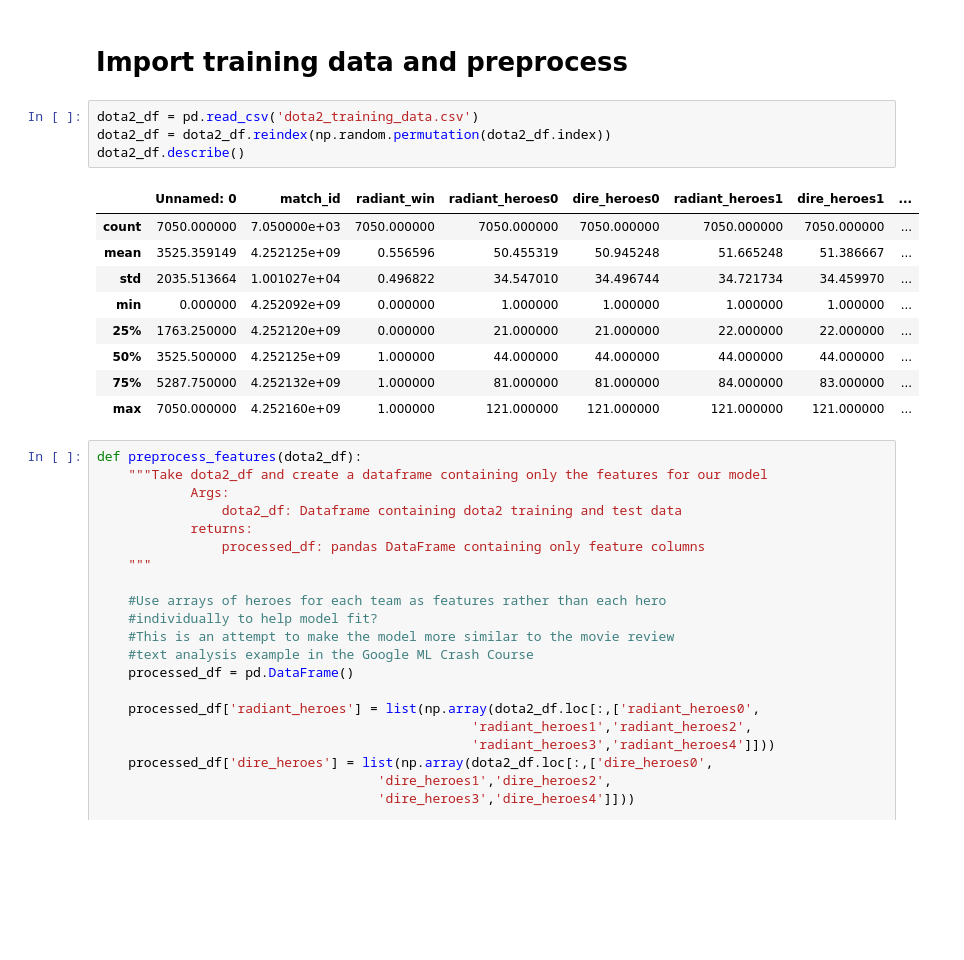
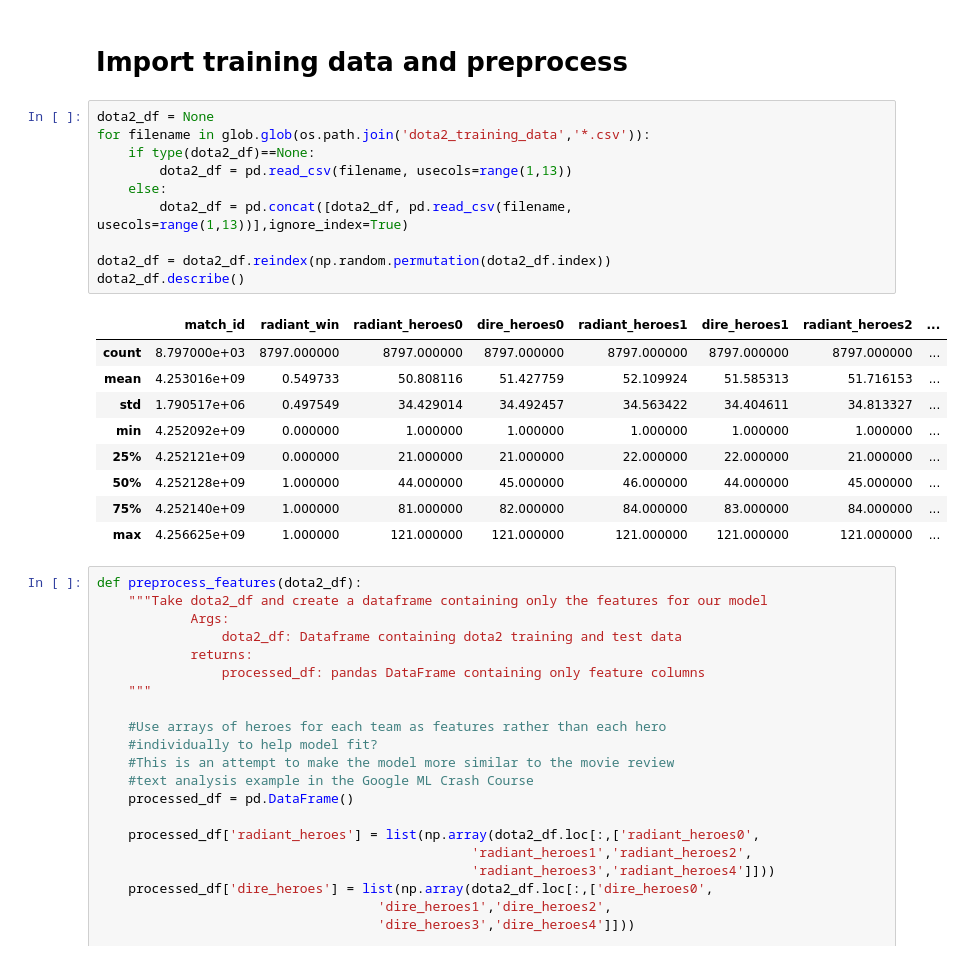
Before and after one commit to JoshEZiegler/MLProjects, a Jupyter notebook: Dota2Project/Dota2MachineLearning.ipynb, the cells around one changed output. Drawn from its saved outputs; the diff is of its cells as text; blank space fills up the shorter version.

```diff
--- a/Dota2Project/Dota2MachineLearning.ipynb
+++ b/Dota2Project/Dota2MachineLearning.ipynb
@@ -11,20 +11,26 @@ import glob
 import sys
 # %% [markdown]
 # Import training data and preprocess
-# %%
-dota2_df = pd.read_csv('dota2_training_data.csv')
-dota2_df = dota2_df.reindex(np.random.permutation(dota2_df.index))
-dota2_df.describe()
-# %% [output]
-|  | Unnamed: 0 | match_id | radiant_win | radiant_heroes0 | dire_heroes0 | radiant_heroes1 | dire_heroes1 | ... |
-| count | 7050.000000 | 7.050000e+03 | 7050.000000 | 7050.000000 | 7050.000000 | 7050.000000 | 7050.000000 | ... |
-| mean | 3525.359149 | 4.252125e+09 | 0.556596 | 50.455319 | 50.945248 | 51.665248 | 51.386667 | ... |
-| std | 2035.513664 | 1.001027e+04 | 0.496822 | 34.547010 | 34.496744 | 34.721734 | 34.459970 | ... |
-| min | 0.000000 | 4.252092e+09 | 0.000000 | 1.000000 | 1.000000 | 1.000000 | 1.000000 | ... |
-| 25% | 1763.250000 | 4.252120e+09 | 0.000000 | 21.000000 | 21.000000 | 22.000000 | 22.000000 | ... |
-| 50% | 3525.500000 | 4.252125e+09 | 1.000000 | 44.000000 | 44.000000 | 44.000000 | 44.000000 | ... |
-| 75% | 5287.750000 | 4.252132e+09 | 1.000000 | 81.000000 | 81.000000 | 84.000000 | 83.000000 | ... |
-| max | 7050.000000 | 4.252160e+09 | 1.000000 | 121.000000 | 121.000000 | 121.000000 | 121.000000 | ... |
+# %%
+dota2_df = None
+for filename in glob.glob(os.path.join('dota2_training_data','*.csv')):
+    if type(dota2_df)==None:
+        dota2_df = pd.read_csv(filename, usecols=range(1,13))
+    else:
+        dota2_df = pd.concat([dota2_df, pd.read_csv(filename, usecols=range(1,13))],ignore_index=True)
+
+dota2_df = dota2_df.reindex(np.random.permutation(dota2_df.index))
+dota2_df.describe()
+# %% [output]
+|  | match_id | radiant_win | radiant_heroes0 | dire_heroes0 | radiant_heroes1 | dire_heroes1 | radiant_heroes2 | ... |
+| count | 8.797000e+03 | 8797.000000 | 8797.000000 | 8797.000000 | 8797.000000 | 8797.000000 | 8797.000000 | ... |
+| mean | 4.253016e+09 | 0.549733 | 50.808116 | 51.427759 | 52.109924 | 51.585313 | 51.716153 | ... |
+| std | 1.790517e+06 | 0.497549 | 34.429014 | 34.492457 | 34.563422 | 34.404611 | 34.813327 | ... |
+| min | 4.252092e+09 | 0.000000 | 1.000000 | 1.000000 | 1.000000 | 1.000000 | 1.000000 | ... |
+| 25% | 4.252121e+09 | 0.000000 | 21.000000 | 21.000000 | 22.000000 | 22.000000 | 21.000000 | ... |
+| 50% | 4.252128e+09 | 1.000000 | 44.000000 | 45.000000 | 46.000000 | 44.000000 | 45.000000 | ... |
+| 75% | 4.252140e+09 | 1.000000 | 81.000000 | 82.000000 | 84.000000 | 83.000000 | 84.000000 | ... |
+| max | 4.256625e+09 | 1.000000 | 121.000000 | 121.000000 | 121.000000 | 121.000000 | 121.000000 | ... |
 # %%
 def preprocess_features(dota2_df):
     """Take dota2_df and create a dataframe containing only the features for our model
```
Also changed, not shown: parts of 8 cells of this notebook, 9 other files.
